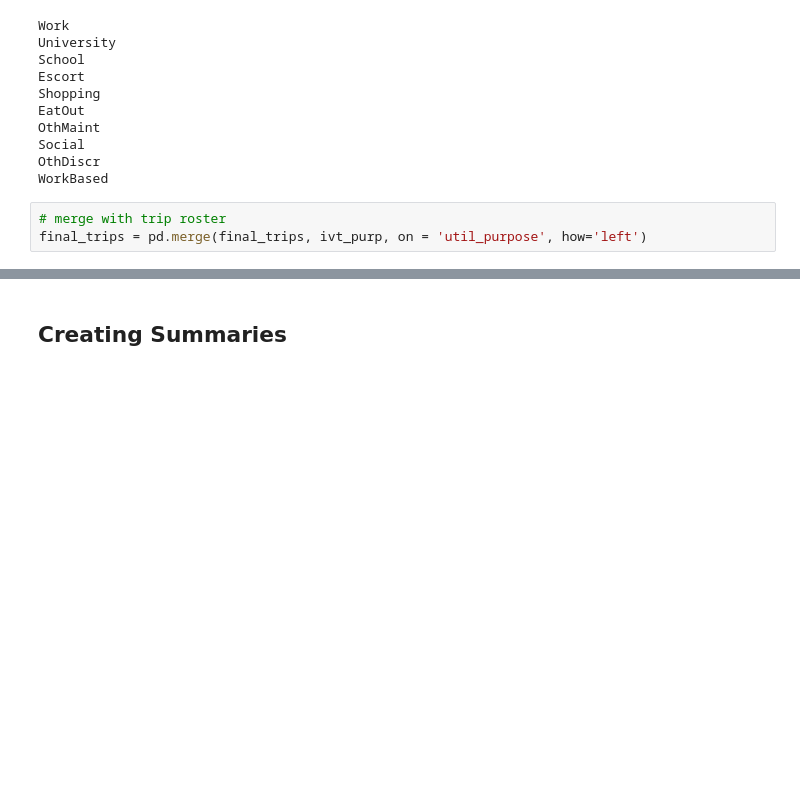
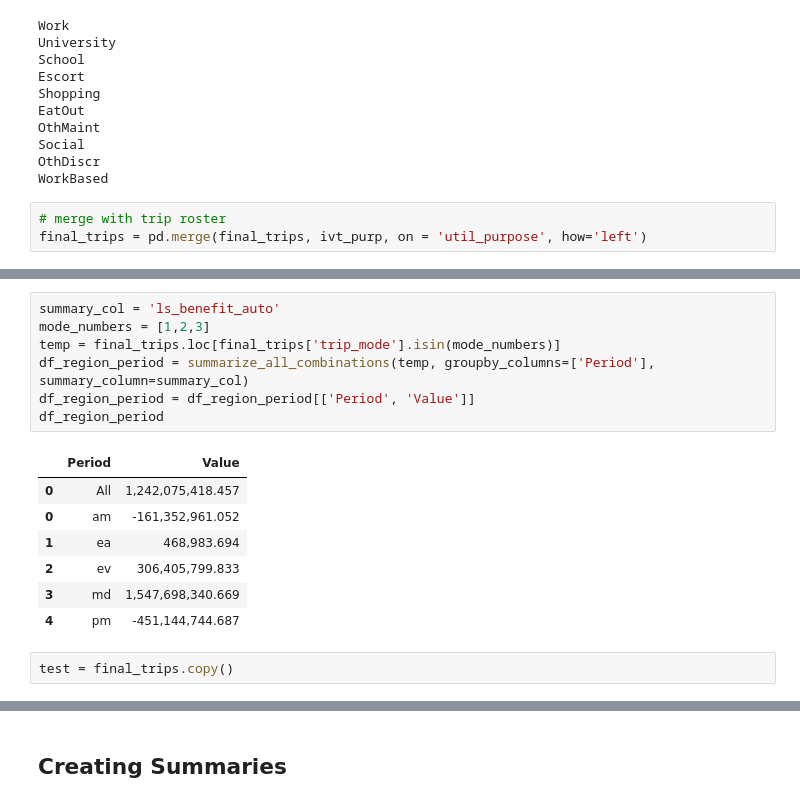
Before and after one commit to camsys/travel-model-one, a Jupyter notebook: CS_utils/Py_summary_code/E1 Final User Benefits.ipynb, the cells around one changed output, grey strips where cells are left out. Drawn from its saved outputs; the diff is of its cells as text; blank space fills up the shorter version.

```diff
--- a/CS_utils/Py_summary_code/E1 Final User Benefits.ipynb
+++ b/CS_utils/Py_summary_code/E1 Final User Benefits.ipynb
@@ -692,0 +983,17 @@ final_trips_trn['ls_benefit_transit'].isna().sum()
+# %%
+summary_col = 'ls_benefit_auto'
+mode_numbers = [1,2,3]
+temp = final_trips.loc[final_trips['trip_mode'].isin(mode_numbers)]
+df_region_period = summarize_all_combinations(temp, groupby_columns=['Period'], summary_column=summary_col)
+df_region_period = df_region_period[['Period', 'Value']]
+df_region_period
+# %% [output]
+|  | Period | Value |
+| 0 | All | 1,242,075,418.457 |
+| 0 | am | -161,352,961.052 |
+| 1 | ea | 468,983.694 |
+| 2 | ev | 306,405,799.833 |
+| 3 | md | 1,547,698,340.669 |
+| 4 | pm | -451,144,744.687 |
+# %%
+test = final_trips.copy()
```
Also changed, not shown: parts of 52 cells of this notebook.
